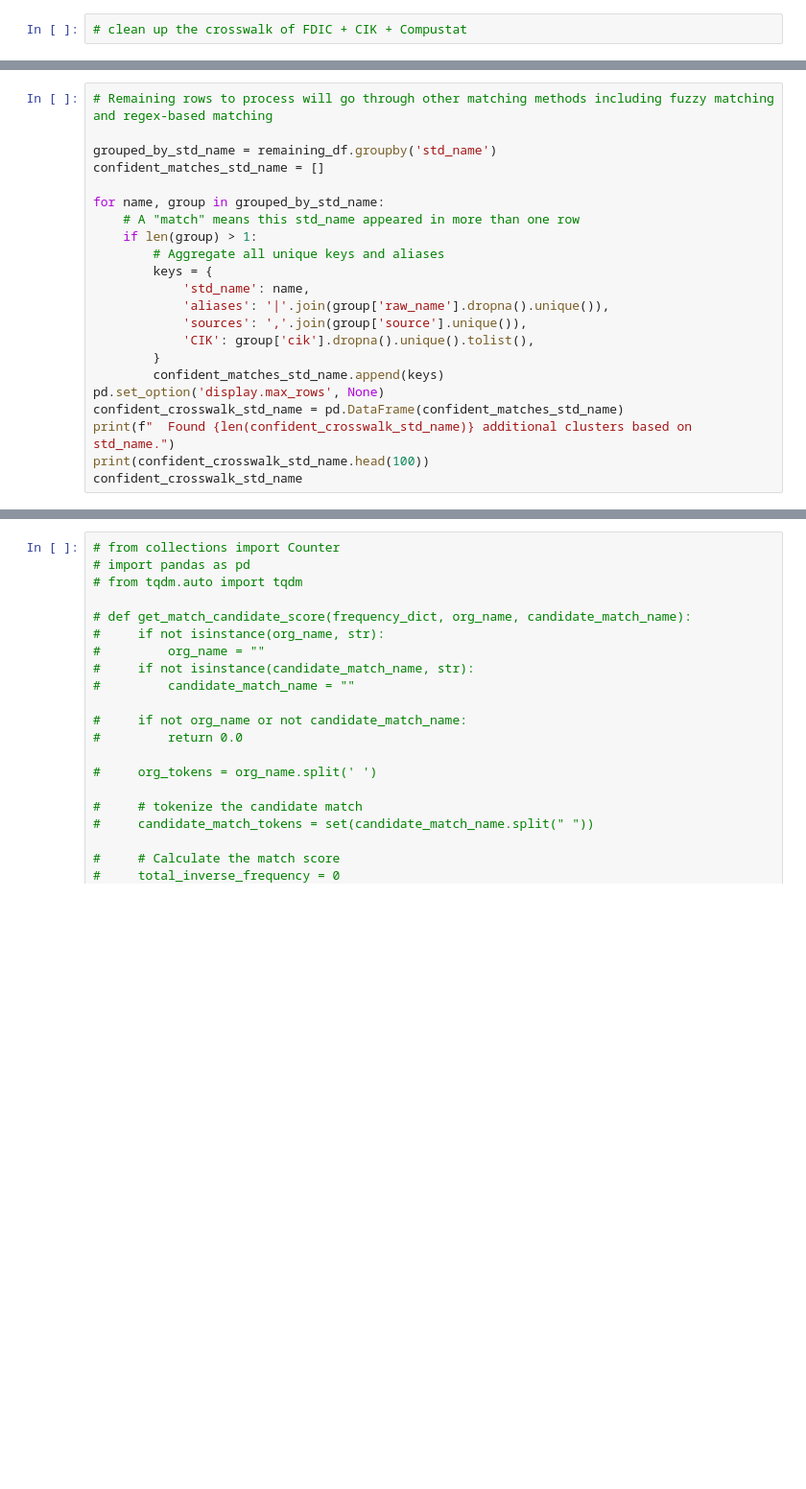
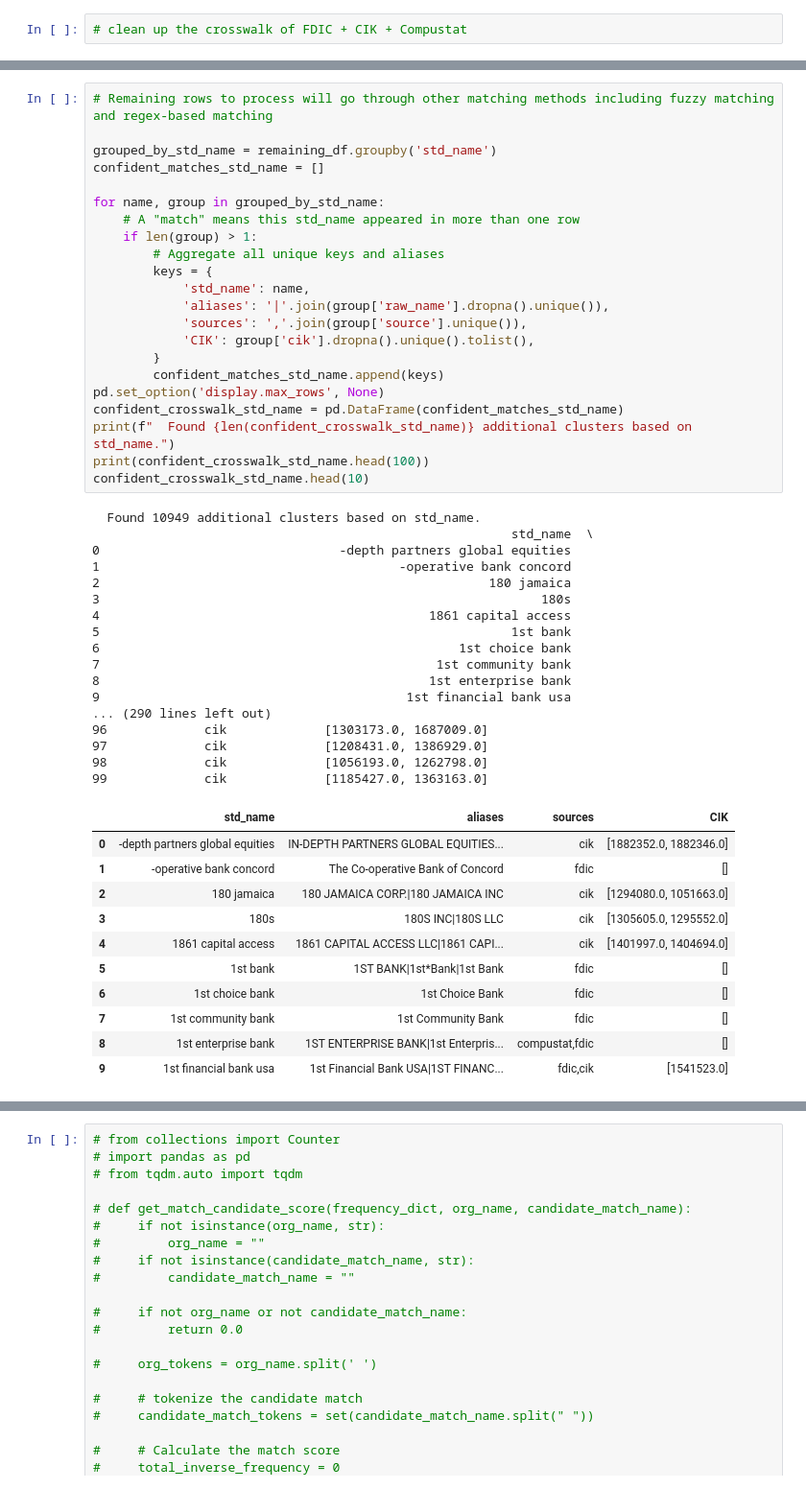
Before and after one commit to judgelord/corporations-data, a Jupyter notebook: python/create_entity_crosswalk_notebook.ipynb, the cells around one changed output, grey strips where cells are left out. Shown at 96% size. Cells and saved outputs as stored; diff of their text form; blank space fills up the shorter version.

```diff
--- a/python/create_entity_crosswalk_notebook.ipynb
+++ b/python/create_entity_crosswalk_notebook.ipynb
@@ -372,24 +522,53 @@ print(f"Remaining rows to process: {remaining_rows_count}")
 # %%
 # Remaining rows to process will go through other matching methods including fuzzy matching and regex-based matching
 
 grouped_by_std_name = remaining_df.groupby('std_name')
 confident_matches_std_name = []
 
 for name, group in grouped_by_std_name:
     # A "match" means this std_name appeared in more than one row
     if len(group) > 1:
         # Aggregate all unique keys and aliases
         keys = {
             'std_name': name,
             'aliases': '|'.join(group['raw_name'].dropna().unique()),
             'sources': ','.join(group['source'].unique()),
             'CIK': group['cik'].dropna().unique().tolist(),
         }
         confident_matches_std_name.append(keys)
 pd.set_option('display.max_rows', None)
 confident_crosswalk_std_name = pd.DataFrame(confident_matches_std_name)
 print(f"  Found {len(confident_crosswalk_std_name)} additional clusters based on std_name.")
 print(confident_crosswalk_std_name.head(100))
-confident_crosswalk_std_name
+confident_crosswalk_std_name.head(10)
+# %% [output]
+  Found 10949 additional clusters based on std_name.
+                                                        std_name  \
+0                                -depth partners global equities
+1                                        -operative bank concord
+2                                                    180 jamaica
+3                                                           180s
+4                                            1861 capital access
+5                                                       1st bank
+6                                                1st choice bank
+7                                             1st community bank
+8                                            1st enterprise bank
+9                                         1st financial bank usa
+... (290 lines left out)
+96             cik             [1303173.0, 1687009.0]
+97             cik             [1208431.0, 1386929.0]
+98             cik             [1056193.0, 1262798.0]
+99             cik             [1185427.0, 1363163.0]
+|  | std_name | aliases | sources | CIK |
+| 0 | -depth partners global equities | IN-DEPTH PARTNERS GLOBAL EQUITIES... | cik | [1882352.0, 1882346.0] |
+| 1 | -operative bank concord | The Co-operative Bank of Concord | fdic | [] |
+| 2 | 180 jamaica | 180 JAMAICA CORP.|180 JAMAICA INC | cik | [1294080.0, 1051663.0] |
+| 3 | 180s | 180S INC|180S LLC | cik | [1305605.0, 1295552.0] |
+| 4 | 1861 capital access | 1861 CAPITAL ACCESS LLC|1861 CAPI... | cik | [1401997.0, 1404694.0] |
+| 5 | 1st bank | 1ST BANK|1st*Bank|1st Bank | fdic | [] |
+| 6 | 1st choice bank | 1st Choice Bank | fdic | [] |
+| 7 | 1st community bank | 1st Community Bank | fdic | [] |
+| 8 | 1st enterprise bank | 1ST ENTERPRISE BANK|1st Enterpris... | compustat,fdic | [] |
+| 9 | 1st financial bank usa | 1st Financial Bank USA|1ST FINANC... | fdic,cik | [1541523.0] |
 # %%
 cik_df[cik_df['company_name'] == 'ADAMS JOHN S']
```
Also changed, not shown: parts of 14 cells of this notebook.
